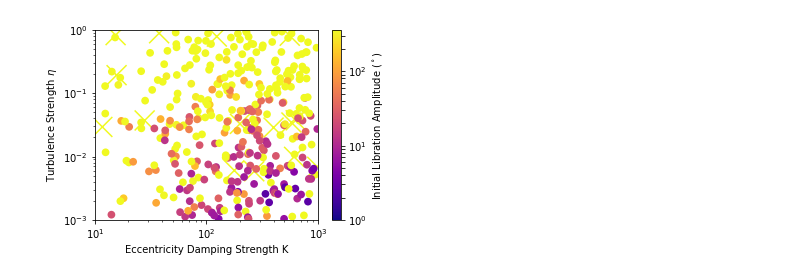
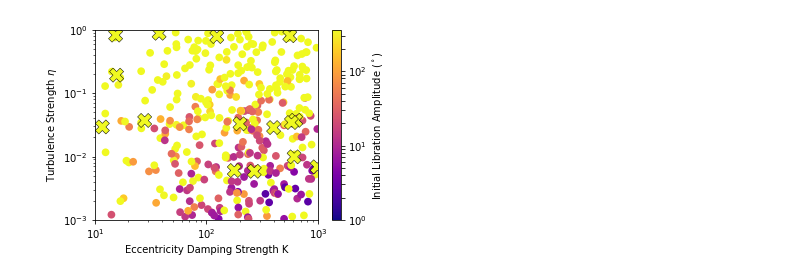
Before and after one commit to dtamayo/trappist, a Jupyter notebook: initialconditions.ipynb, the cells around one changed output. Saved outputs shown, nothing was run; the diff lists cells and outputs as text; code cells hidden in the pictures.

```diff
--- a/initialconditions.ipynb
+++ b/initialconditions.ipynb
@@ -35,27 +35,26 @@ df['max1storder2MMRlibamp1'] = df[['phi2bodylibamp1de', 'phi2bodylibamp1ef', 'ph
 # %%
 %matplotlib inline
 import matplotlib as mpl
 import matplotlib.pyplot as plt
 import matplotlib.gridspec as gridspec
-#plt.style.use('paper')
 
 fig, ax0 = plt.subplots(figsize=(5,3.5))
 
 cm = plt.cm.get_cmap('plasma')
-dfunstable = df[df['Eerrf']>1.e-2]
-sc = ax0.scatter(dfunstable['K'], dfunstable['mag'], c=dfunstable['max3MMRlibamp1'], edgecolor='', vmin=1, vmax=360, s=400,cmap=cm, marker='x', norm=mpl.colors.LogNorm())
 dfstable = df[df['Eerrf']<1.e-2]
 sc = ax0.scatter(dfstable['K'], dfstable['mag'], c=dfstable['max3MMRlibamp1'], edgecolor='', vmin=1, vmax=360, s=60,cmap=cm, norm=mpl.colors.LogNorm())
+dfunstable = df[df['Eerrf']>1.e-2]
+sc = ax0.scatter(dfunstable['K'], dfunstable['mag'], c=dfunstable['max3MMRlibamp1'], edgecolor='k', lw=0.5, vmin=1, vmax=360, s=200,cmap=cm, marker='X', norm=mpl.colors.LogNorm())
 
 ax0.set_xlabel('Eccentricity Damping Strength K')
 ax0.set_ylabel('Turbulence Strength '+r'$\eta$')
 ax0.set_xscale('log')
 ax0.set_yscale('log')
 ax0.set_xlim([10,1000])
 ax0.set_ylim([1.e-3, 1])
 
 cbar = fig.colorbar(sc)
 cbar.ax.set_ylabel('Initial Libration Amplitude ($^\circ$)')
 fig.savefig('initialconditions.pdf', bbox_inches='tight')
 # %% [output]
-[figure, old version]
+[figure, new version]
```
Also changed, not shown: 5 other files.
